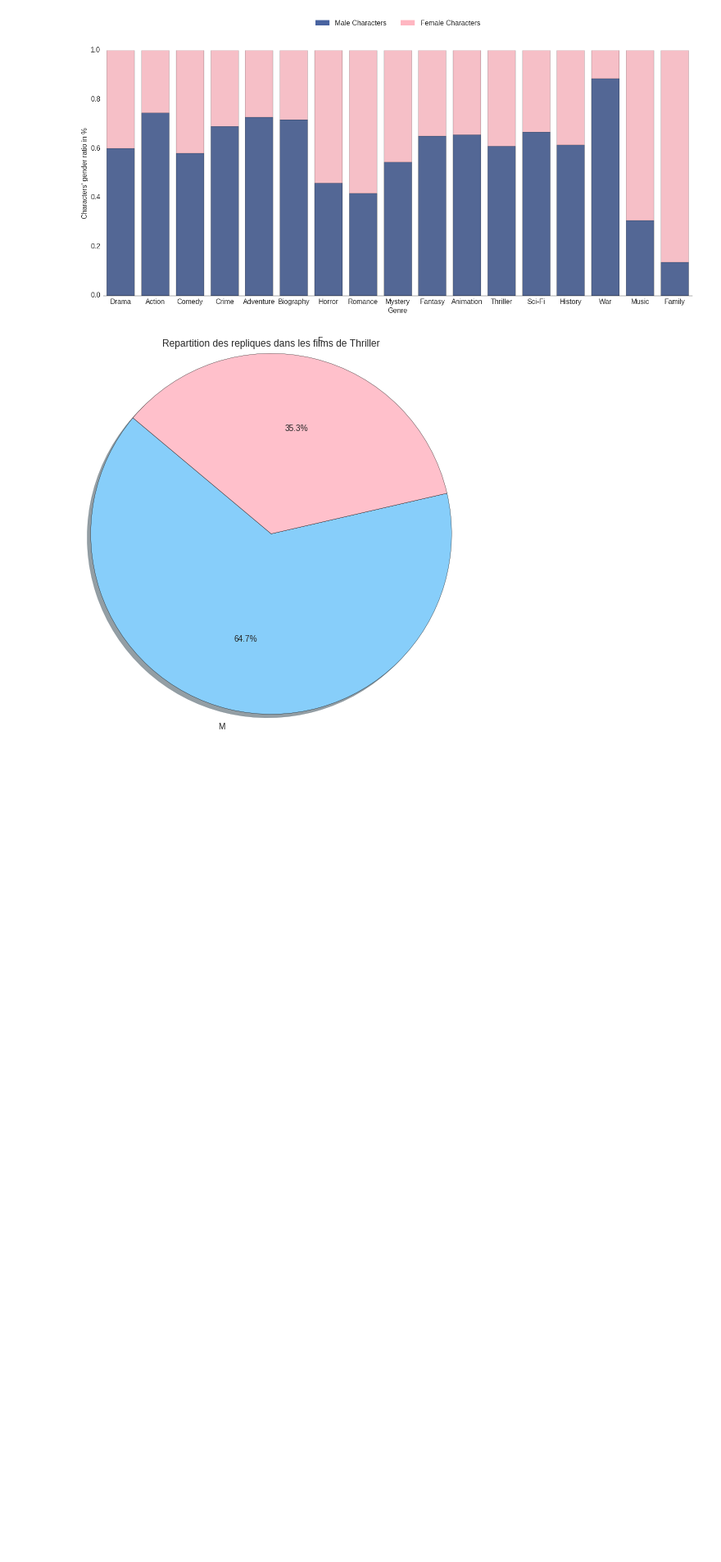
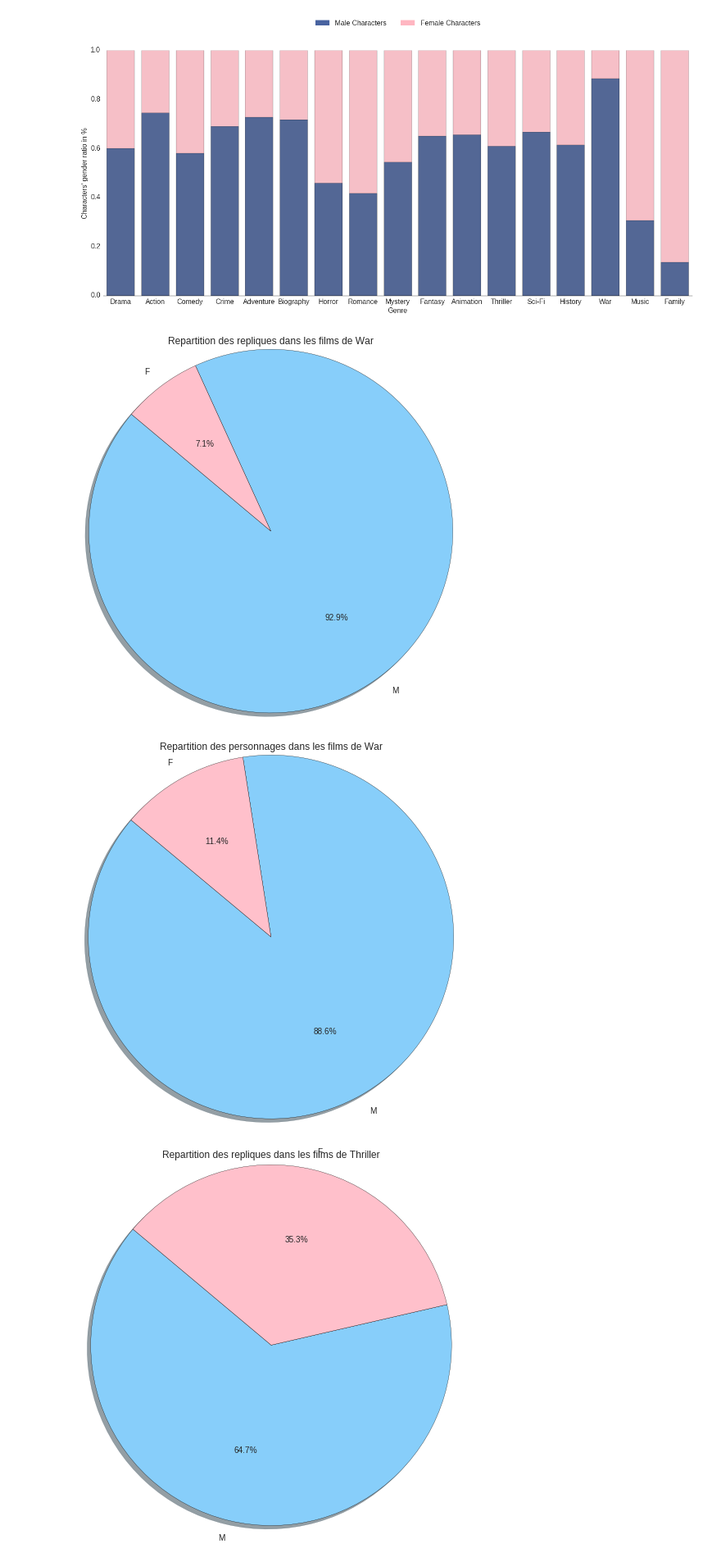
Before and after one commit to dvp-tran/moViz, a Jupyter notebook: notebooks/simple_gender_analysis_v2.ipynb, the cells around one changed output. Shown at 82% size. Drawn from its saved outputs; the diff is of its cells as text; code cells hidden in the pictures; blank space fills up the shorter version.

```diff
--- a/notebooks/simple_gender_analysis_v2.ipynb
+++ b/notebooks/simple_gender_analysis_v2.ipynb
@@ -598,6 +742,25 @@ plt.savefig('../images_bank/Pourcentage personnages H-F par genres de films.png'
 [figure]
 # %%
 #plot year evolution
+# %%
+genre='War'
+dfs = load_bygenre(genre)
+m=[]
+f=[]
+m_nb=[]
+f_nb=[]
+for df in dfs:
+    #print(df.head(1))
+    m.append(number_speech(df)[0])
+    f.append(number_speech(df)[1])
+    m_nb.append(nb_char_bygender(df)[0])
+    f_nb.append(nb_char_bygender(df)[1])
+
+plot_piechart(m,f,'repliques',genre)
+plot_piechart(m_nb,f_nb,"personnages",genre)
+# %% [output]
+[figure, added]
+[figure, added]
 # %%
 genre='Thriller'
 dfs = load_bygenre(genre)
```
Also changed, not shown: parts of 9 cells of this notebook, 5 other files.
